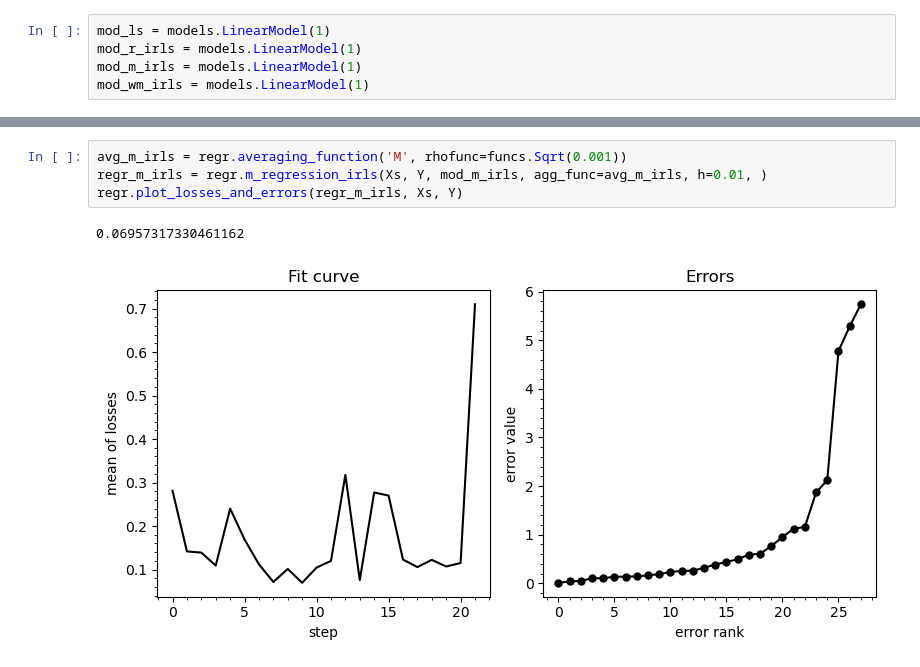
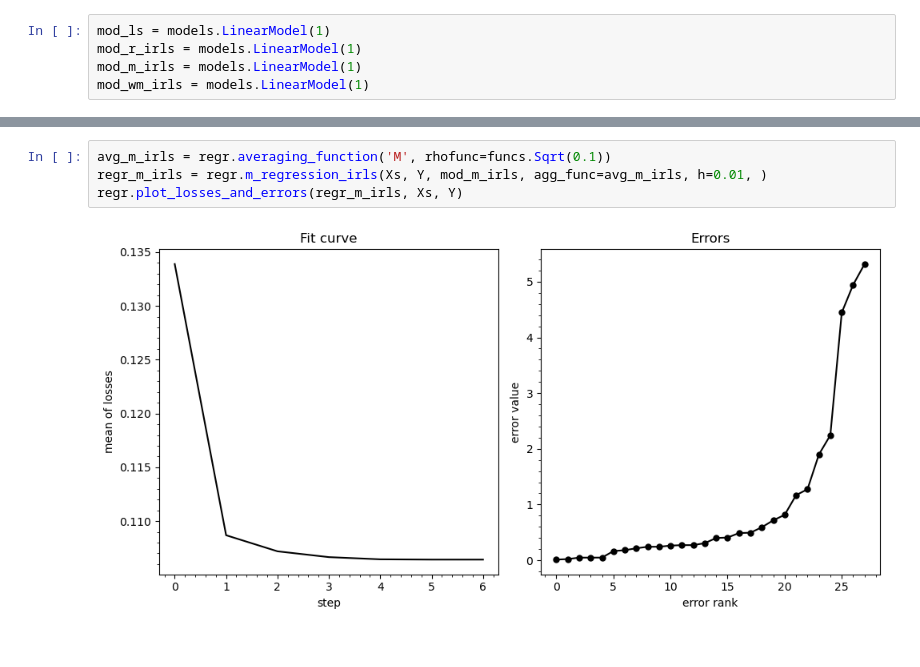
Before and after one commit to intellimath/mlgrad, a Jupyter notebook: examples/robml_book/rob_linregr_animals.ipynb, the cells around one changed output, grey strips where cells are left out. Saved outputs shown, nothing was run; the diff lists cells and outputs as text.

```diff
--- a/examples/robml_book/rob_linregr_animals.ipynb
+++ b/examples/robml_book/rob_linregr_animals.ipynb
@@ -75,10 +76,9 @@ K=12 param=[1.877 0.740]
 # %%
-avg_m_irls = regr.averaging_function('M', rhofunc=funcs.Sqrt(0.001))
+avg_m_irls = regr.averaging_function('M', rhofunc=funcs.Sqrt(0.1))
 regr_m_irls = regr.m_regression_irls(Xs, Y, mod_m_irls, agg_func=avg_m_irls, h=0.01, )
 regr.plot_losses_and_errors(regr_m_irls, Xs, Y)
 # %% [output]
-0.06957317330461162
-[figure, old version]
+[figure, new version]
 # %%
 alpha = (len(Y)-5)/len(Y)
 avg_wm_irls = regr.averaging_function('WM', rhofunc=funcs.QuantileFunc(alpha, funcs.Sqrt(0.001)))
```
Also changed, not shown: parts of 7 cells of this notebook, 35 other files.
